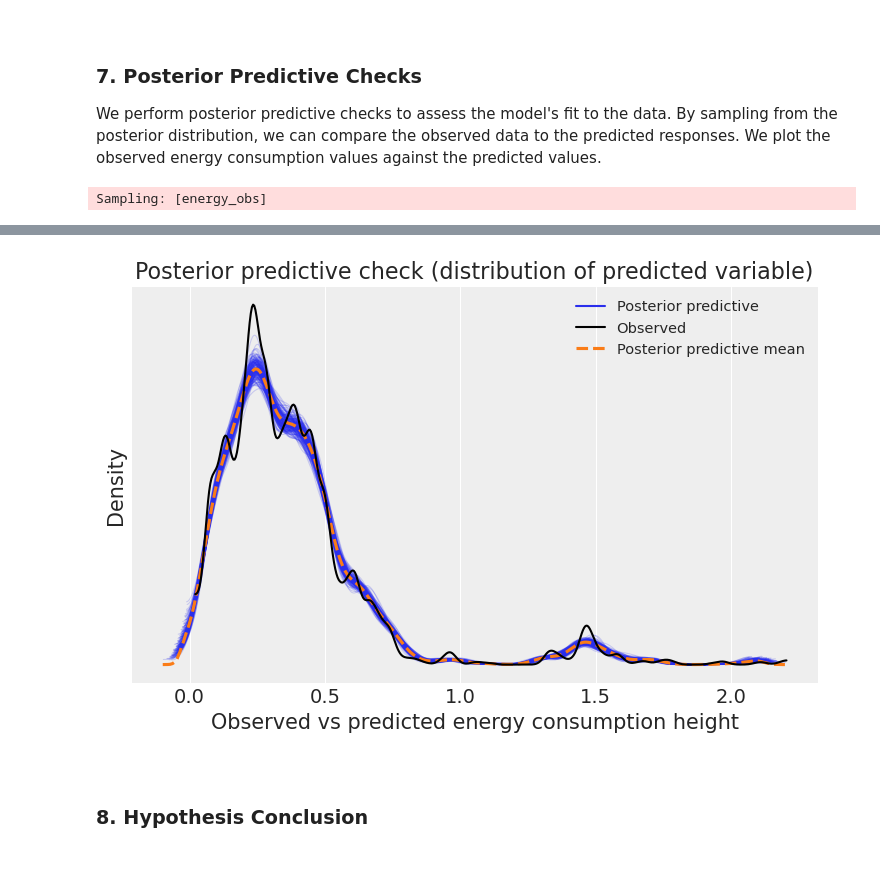
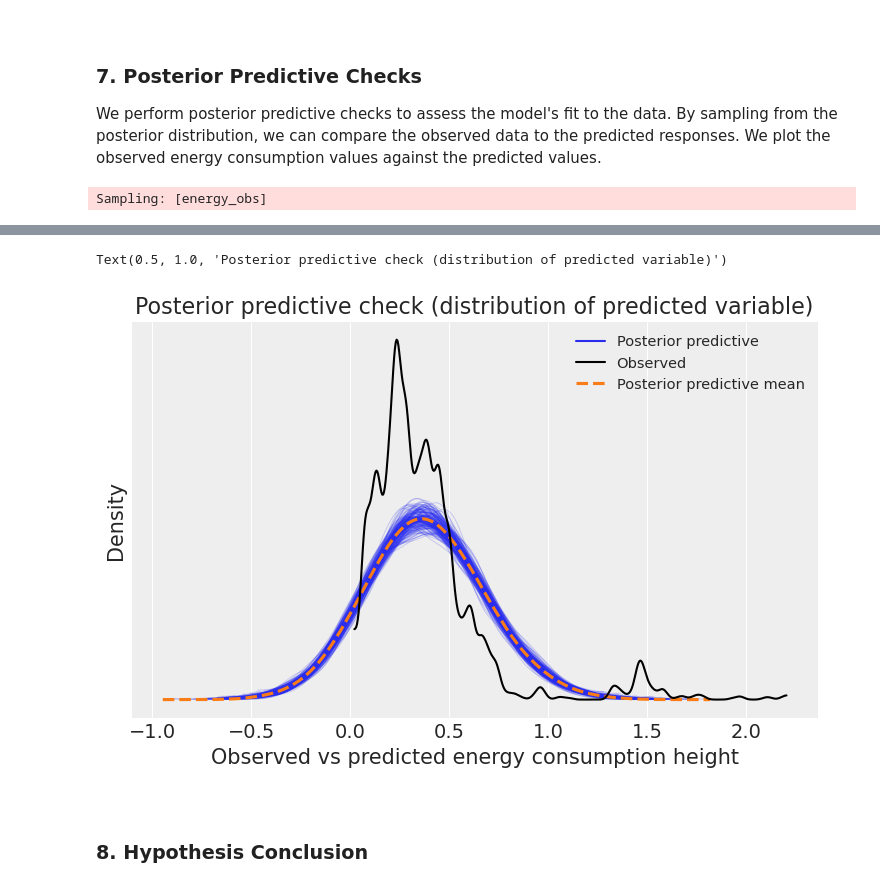
Before and after one commit to sanderengel/prpro_exam_2025, a Jupyter notebook: main-question.ipynb, the cells around one changed output, grey strips where cells are left out. Cells and saved outputs as stored; diff of their text form; code cells hidden in the pictures.

```diff
--- a/main-question.ipynb
+++ b/main-question.ipynb
@@ -952,11 +951,11 @@ Prior probabilities reasoning:
 # Define the model for prior predictive checks
 with pm.Model() as model_h3_prior_pred:
     # Hyperpriors for the population-level intercept and slope
-    alpha_pop = pm.Normal("alpha_pop", mu=0, sigma=1.5)  # Population-level intercept
-    beta_pop = pm.Normal("beta_pop", mu=0, sigma=1.5)  # Population-level slope
+    alpha_pop = pm.Normal("alpha_pop", mu=0.5, sigma=.2)  # Population-level intercept
+    beta_pop = pm.Normal("beta_pop", mu=3, sigma=1)  # Population-level slope
 
     # Hyperpriors for the variability in intercepts and slopes
-    sigma_alpha = pm.HalfNormal("sigma_alpha", sigma=1)   # Variability in intercepts
+    sigma_alpha = pm.HalfNormal("sigma_alpha", sigma=.2)   # Variability in intercepts
     sigma_beta = pm.HalfNormal("sigma_beta", sigma=1)     # Variability in slopes
 
     # Group-level intercepts and slopes for each endpoint
@@ -965,7 +964,7 @@ with pm.Model() as model_h3_prior_pred:
 
     # Model for energy consumption
     mu = alpha[endpoint_idx] + beta[endpoint_idx] * runtime
-    sigma = pm.HalfNormal("sigma", sigma=1)  # Residual standard deviation
+    sigma = pm.HalfNormal("sigma", sigma=.5)  # Residual standard deviation
 
     # Likelihood
     energy_obs = pm.Normal("energy_obs", mu=mu, sigma=sigma, shape=len(df))
@@ -1078,26 +1077,26 @@ Percentage of simulated mean energy values (beta_pop) < 0: 50.20%
 # Define the multilevel model
 with pm.Model() as model_h3:
     # Hyperpriors for the population-level intercept and slope
-    alpha_pop = pm.Normal("alpha_pop", mu=0, sigma=1.5)  # Population-level intercept
-    beta_pop = pm.Normal("beta_pop", mu=0, sigma=1.5)  # Population-level slope
+    alpha_pop = pm.Normal("alpha_pop", mu=0.5, sigma=.2)  # Population-level intercept
+    beta_pop = pm.Normal("beta_pop", mu=3, sigma=1)  # Population-level slope
 
     # Hyperpriors for the variability in intercepts and slopes
-    sigma_alpha = pm.Exponential("sigma_alpha", lam=1)   # Variability in intercepts
-    sigma_beta = pm.Exponential("sigma_beta", lam=1)     # Variability in slopes
+    sigma_alpha = pm.HalfNormal("sigma_alpha", sigma=.2)   # Variability in intercepts
+    sigma_beta = pm.HalfNormal("sigma_beta", sigma=1)     # Variability in slopes
 
     # Group-level intercepts and slopes for each endpoint
     alpha = pm.Normal("alpha", mu=alpha_pop, sigma=sigma_alpha, shape=n_endpoints)
     beta = pm.Normal("beta", mu=beta_pop, sigma=sigma_beta, shape=n_endpoints)
 
     # Model for energy consumption
-    mu = alpha[df["endpoint_idx"]] + beta[df["endpoint_idx"]] * df["runtime"]
-    sigma = pm.Exponential("sigma", lam=1)  # Residual standard deviation
+    mu = alpha[endpoint_idx] + beta[endpoint_idx] * runtime
+    sigma = pm.HalfNormal("sigma", sigma=.5)  # Residual standard deviation
 
     # Likelihood
-    energy_obs = pm.Normal("energy_obs", mu=mu, sigma=sigma, observed=df["energy_consumption"])
+    energy_obs = pm.Normal("energy_obs", mu=mu, sigma=sigma, shape=len(df))
 
     # Sampling
-    trace_h3 = pm.sample(2000, tune=1000, target_accept=0.95, return_inferencedata=True, random_seed=42)
+    trace_h3 = pm.sample(1000, tune=1000, target_accept=0.95, return_inferencedata=True, random_seed=42)
 
 pm.model_to_graphviz(model_h3)
 # %% [output]
@@ -1134,35 +1168,21 @@ plt.show()
 
 We perform posterior predictive checks to assess the model's fit to the data. By sampling from the posterior distribution, we can compare the observed data to the predicted responses. We plot the observed energy consumption values against the predicted values.
 # %%
-# Generate posterior predictive samples
-# Posterior predictive checks
+#Generate posterior predictive samples
 with model_h3:
-    ppc_h3 = pm.sample_posterior_predictive(trace_h3, random_seed=42)
+    ppc_h3 = pm.sample_posterior_predictive(trace_h3, var_names = ["energy_obs"], random_seed = 42)
 
-# Correct the plot_ppc call
 _, ax = plt.subplots()
-az.plot_ppc(ppc_h3, data_pairs={"energy_obs": "energy_obs"}, num_pp_samples=200, ax=ax)
-#plt.title("Posterior Predictive Check for H3")
+az.plot_ppc(ppc_h2, num_pp_samples = 200, ax = ax)
 ax.set_xlabel("Observed vs predicted energy consumption height")
 ax.set_ylabel("Density")
 ax.set_title("Posterior predictive check (distribution of predicted variable)")
-plt.show()
-
-
-# Generate posterior predictive samples
-# with model_h2:
-#     ppc_h2 = pm.sample_posterior_predictive(trace_h2, var_names = ["y_obs"], random_seed = 42)
-
-# _, ax = plt.subplots()
-# az.plot_ppc(ppc_h2, num_pp_samples = 200, ax = ax)
-# ax.set_xlabel("Observed vs predicted energy consumption height")
-# ax.set_ylabel("Density")
-# ax.set_title("Posterior predictive check (distribution of predicted variable)");
 # %% [output]
 Sampling: [energy_obs]
 [interactive output not drawn]
 [interactive output not drawn]
+Text(0.5, 1.0, 'Posterior predictive check (distribution of predicted variable)')
-[figure, old version]
+[figure, new version]
 # %% [markdown]
 <br>
 
```
Also changed, not shown: parts of 13 cells of this notebook.
